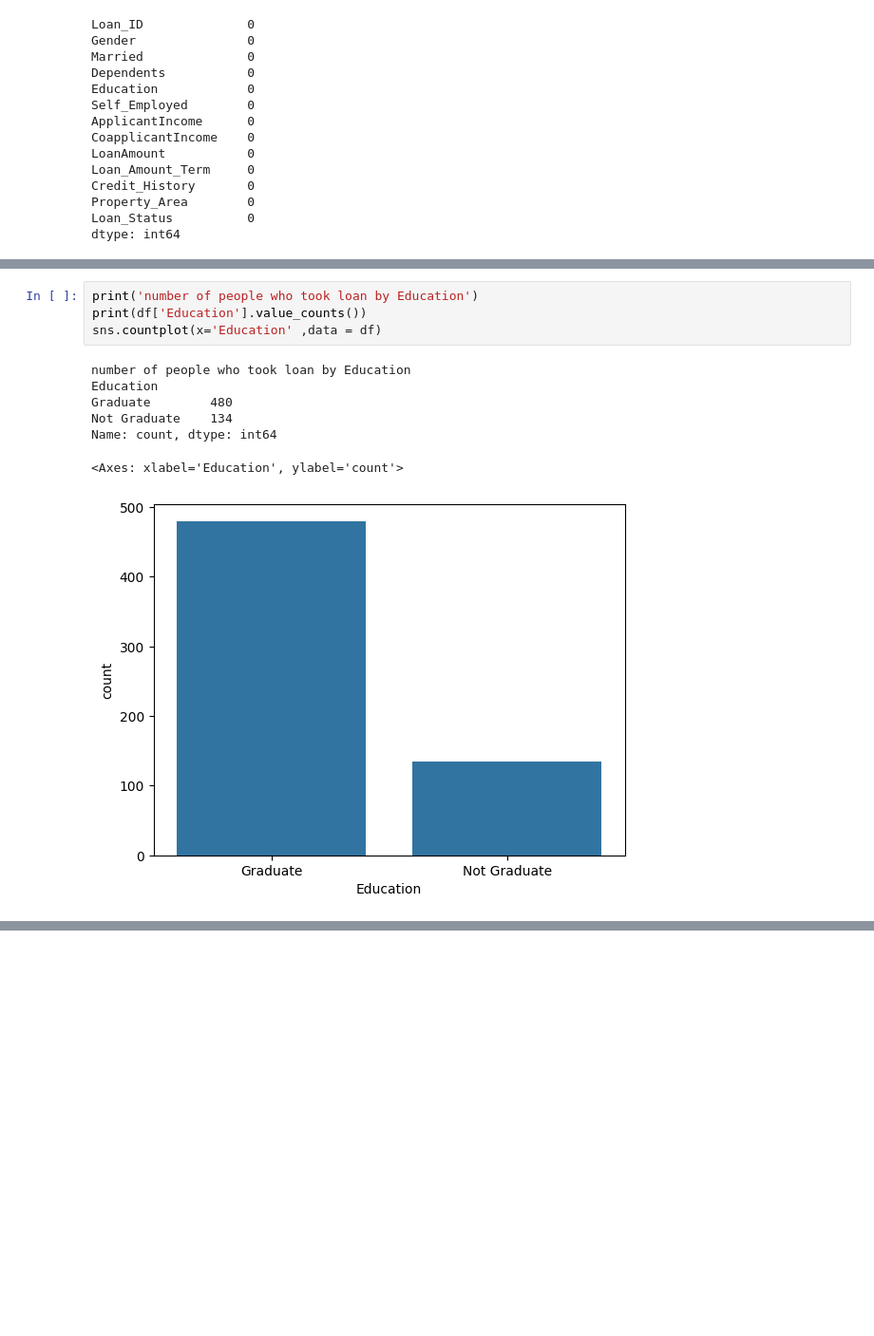
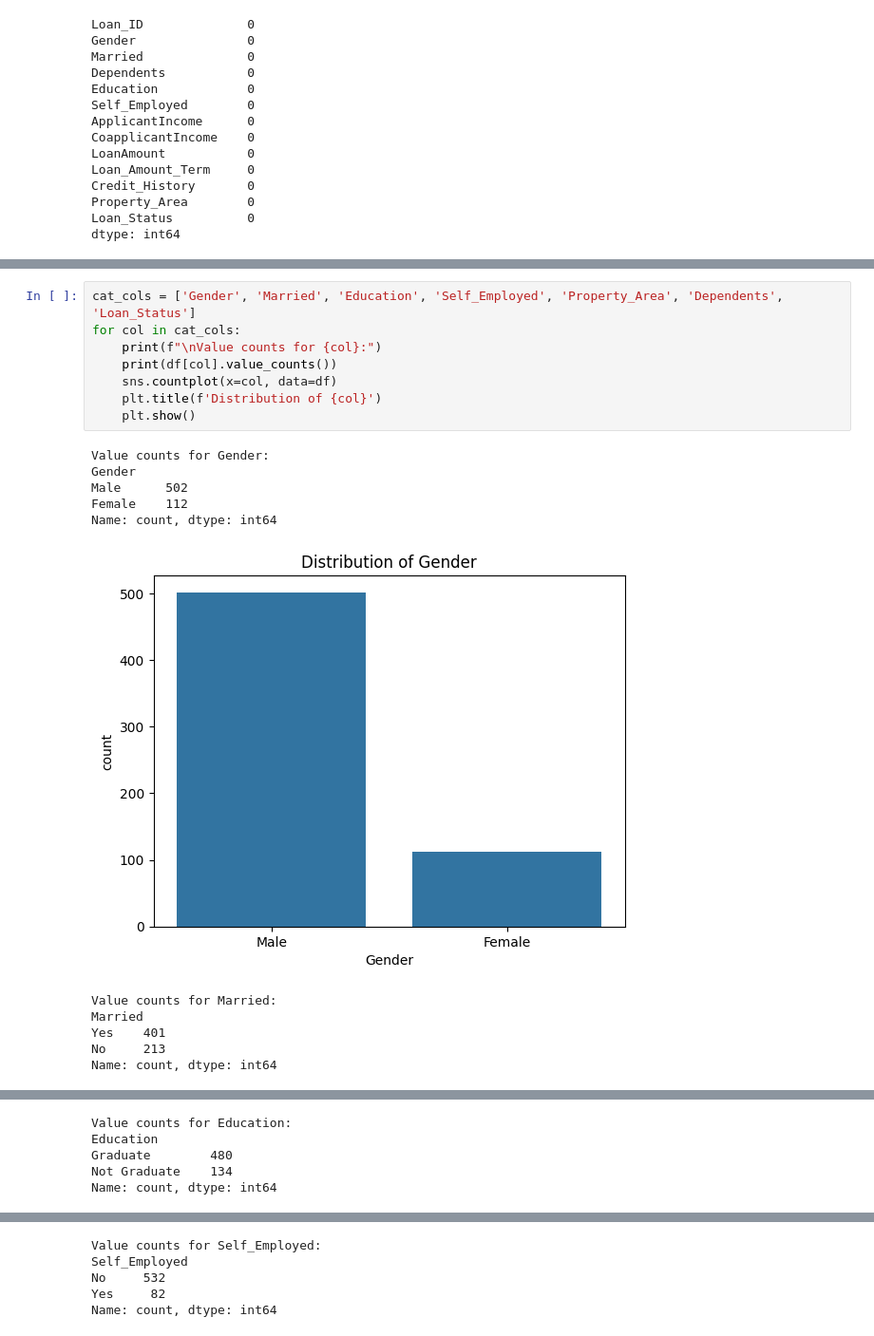
Before and after one commit to maramm9/Loan-approval, a Jupyter notebook: eda.ipynb, the cells around one changed output, grey strips where cells are left out. Shown: that part at 95% size. Drawn from its saved outputs; the diff is of its cells as text; blank space fills up the shorter version.

Commit message:
WIP: EDA in Jupyter - imported libraries, cleaned data, made histograms and boxplots

```diff
--- a/eda.ipynb
+++ b/eda.ipynb
@@ -130,12 +105,20 @@ Name: count, dtype: int64
-# %%
-print('number of people who took loan by Education')
-print(df['Education'].value_counts())
-sns.countplot(x='Education' ,data = df)
-# %% [output]
-number of people who took loan by Education
-Education
-Graduate        480
-Not Graduate    134
-Name: count, dtype: int64
-<Axes: xlabel='Education', ylabel='count'>
-[figure, removed]
+# %%
+cat_cols = ['Gender', 'Married', 'Education', 'Self_Employed', 'Property_Area', 'Dependents', 'Loan_Status']
+for col in cat_cols:
+    print(f"\nValue counts for {col}:")
+    print(df[col].value_counts())
+    sns.countplot(x=col, data=df)
+    plt.title(f'Distribution of {col}')
+    plt.show()
+# %% [output]
+Value counts for Gender:
+Gender
+Male      502
+Female    112
+Name: count, dtype: int64
+[figure, added]
+Value counts for Married:
+Married
+Yes    401
+No     213
+Name: count, dtype: int64
@@ -141,0 +126,5 @@ Name: count, dtype: int64
+Value counts for Education:
+Education
+Graduate        480
+Not Graduate    134
+Name: count, dtype: int64
@@ -141,0 +132,5 @@ Name: count, dtype: int64
+Value counts for Self_Employed:
+Self_Employed
+No     532
+Yes     82
+Name: count, dtype: int64
```
Also changed, not shown: parts of 14 cells of this notebook, 1 other file.
